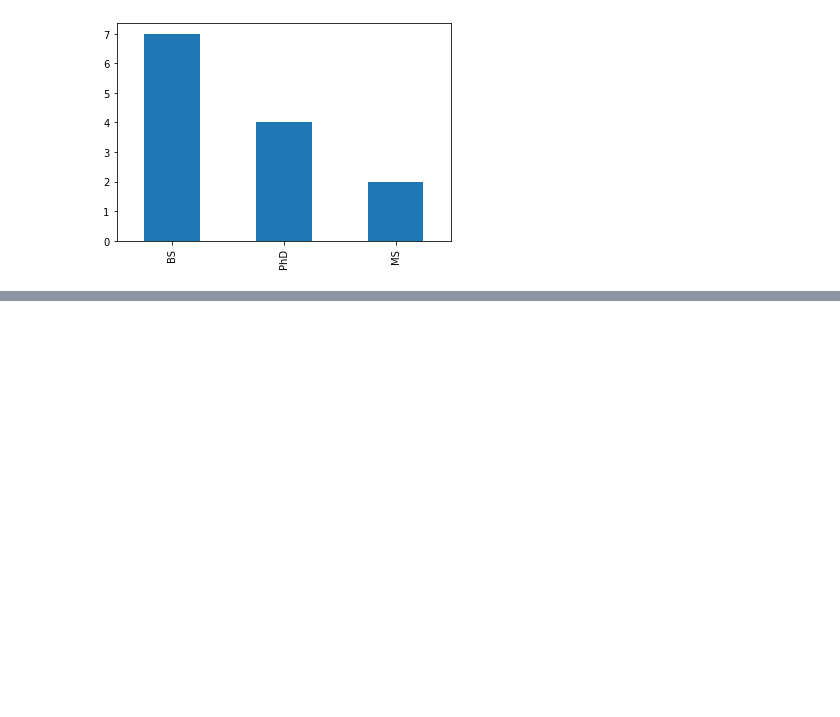
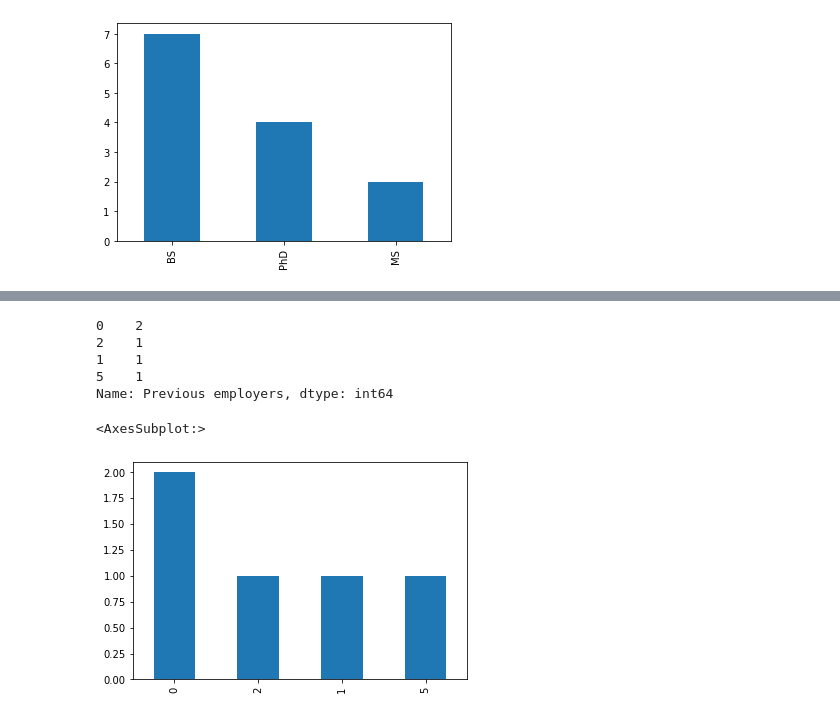
Before and after one commit to gauravvermacloud/LearningMaterialCode, a Jupyter notebook: code/AI_ML/Introduction/CodeWritten/001_Python_Basics/002_Pandas.ipynb, the cells around one changed output, grey strips where cells are left out. Drawn from its saved outputs; the diff is of its cells as text; code cells hidden in the pictures; blank space fills up the shorter version.

```diff
--- a/code/AI_ML/Introduction/CodeWritten/001_Python_Basics/002_Pandas.ipynb
+++ b/code/AI_ML/Introduction/CodeWritten/001_Python_Basics/002_Pandas.ipynb
@@ -124,0 +123,4 @@ value_count.plot(kind='bar')
+# %%
+
+rows_5_10 = df[5:10]
+rows_5_10
@@ -124,0 +138,5 @@ value_count.plot(kind='bar')
+# %%
+
+
+rows_5_10_prev_emp_and_hired = rows_5_10[['Previous employers','Hired']]
+rows_5_10_prev_emp_and_hired
@@ -124,0 +150,14 @@ value_count.plot(kind='bar')
+# %%
+previous_employer_count = rows_5_10_prev_emp_and_hired['Previous employers'].value_counts()
+previous_employer_count
+# %% [output]
+0    2
+2    1
+1    1
+5    1
+Name: Previous employers, dtype: int64
+# %%
+previous_employer_count.plot(kind='bar')
+# %% [output]
+<AxesSubplot:>
+[figure, added]
```
Also changed, not shown: parts of 4 cells of this notebook, 3 other files.
